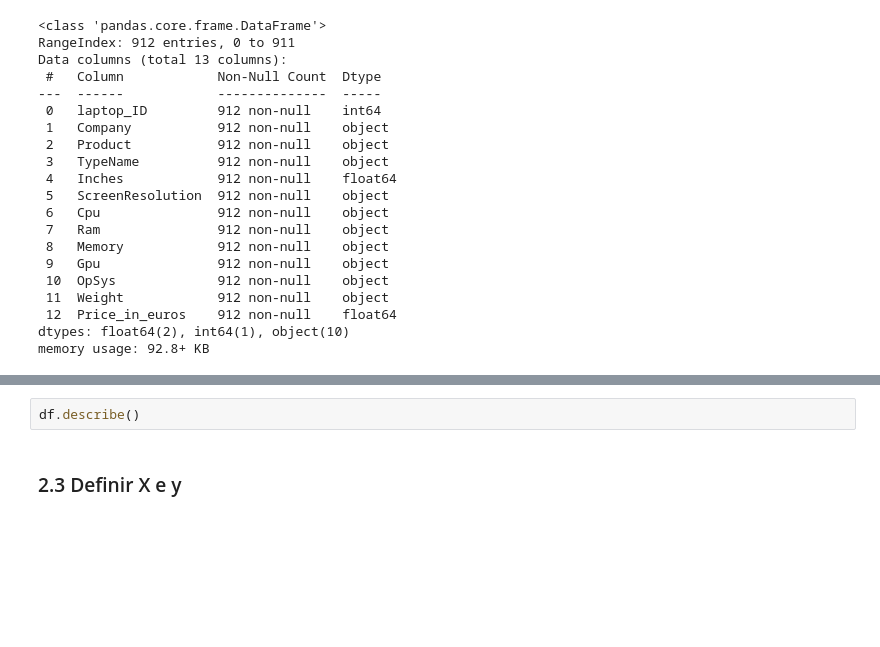
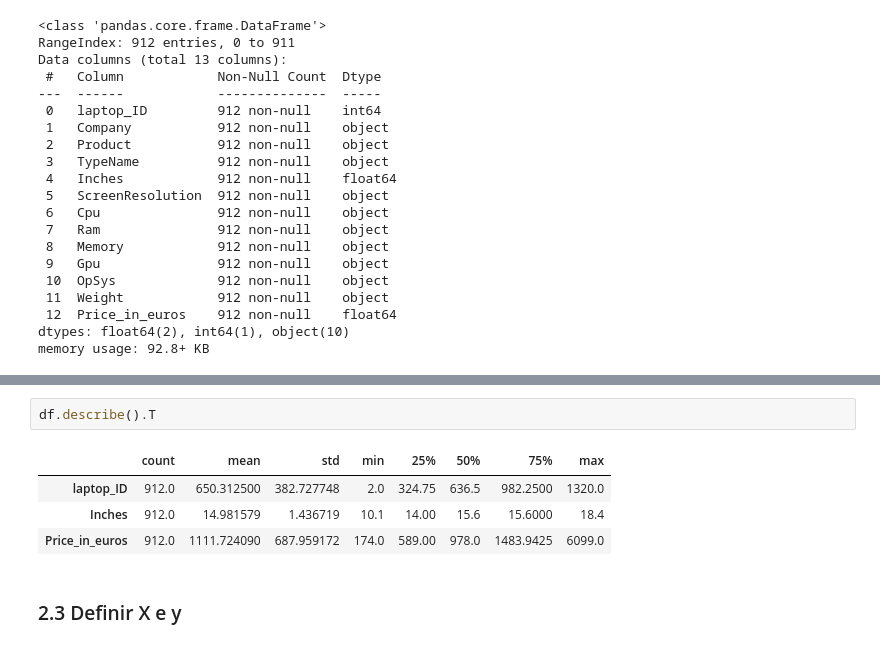
Before and after one commit to AntGV/ONLINE_DS_THEBRIDGE_WorkSpace, a Jupyter notebook: Sprint_12/Unidad_03_TeamChallenge_04/Competition/Kaggle_submission.ipynb, the cells around one changed output, grey strips where cells are left out. Cells and saved outputs as stored; diff of their text form; blank space fills up the shorter version.

```diff
--- a/Sprint_12/Unidad_03_TeamChallenge_04/Competition/Kaggle_submission.ipynb
+++ b/Sprint_12/Unidad_03_TeamChallenge_04/Competition/Kaggle_submission.ipynb
@@ -57,5 +81,10 @@ df.tail()
 # %%
-df.describe()
+df.describe().T
+# %% [output]
+|  | count | mean | std | min | 25% | 50% | 75% | max |
+| laptop_ID | 912.0 | 650.312500 | 382.727748 | 2.0 | 324.75 | 636.5 | 982.2500 | 1320.0 |
+| Inches | 912.0 | 14.981579 | 1.436719 | 10.1 | 14.00 | 15.6 | 15.6000 | 18.4 |
+| Price_in_euros | 912.0 | 1111.724090 | 687.959172 | 174.0 | 589.00 | 978.0 | 1483.9425 | 6099.0 |
 # %% [markdown]
 ### 2.3 Definir X e y
 # %%
```
Also changed, not shown: parts of 43 cells of this notebook, 4 other files.
